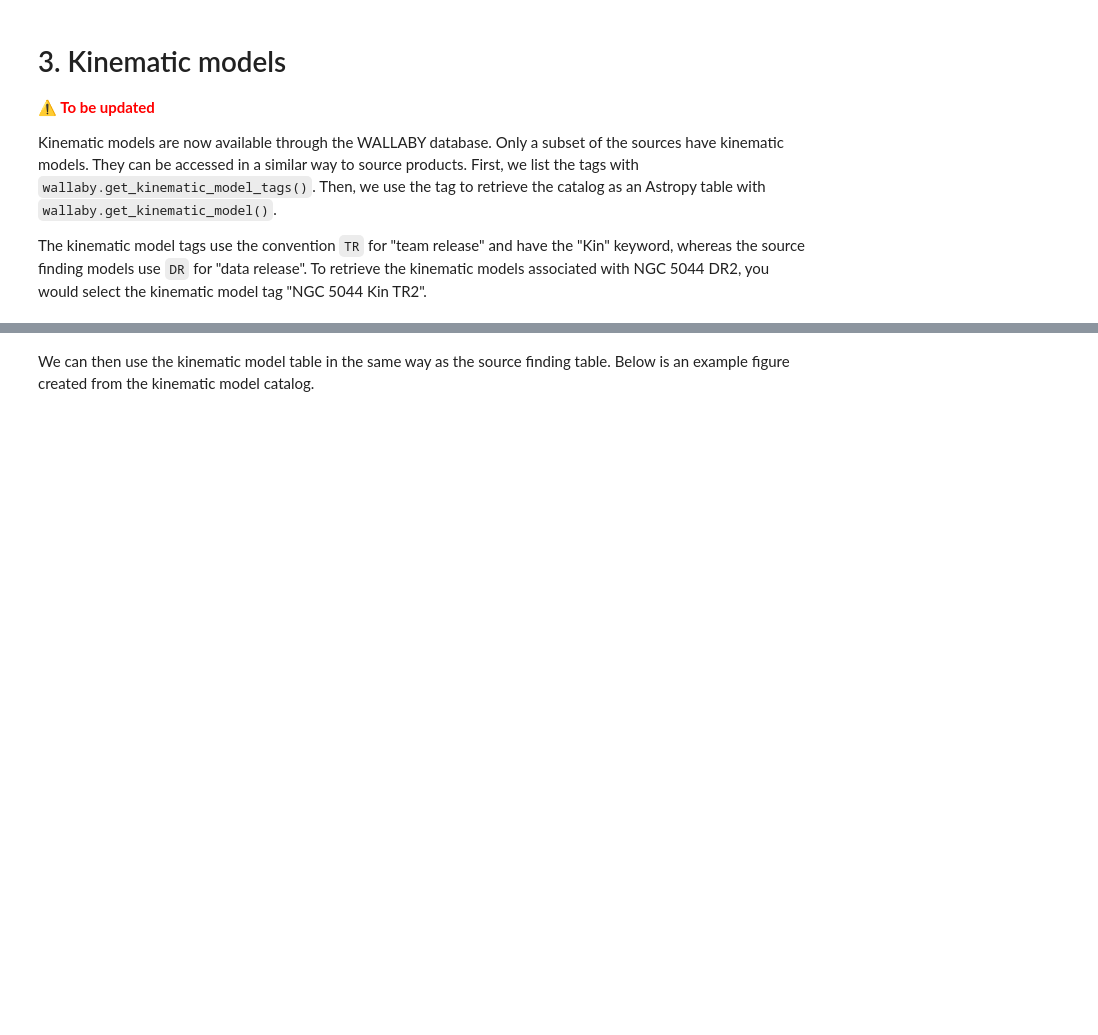
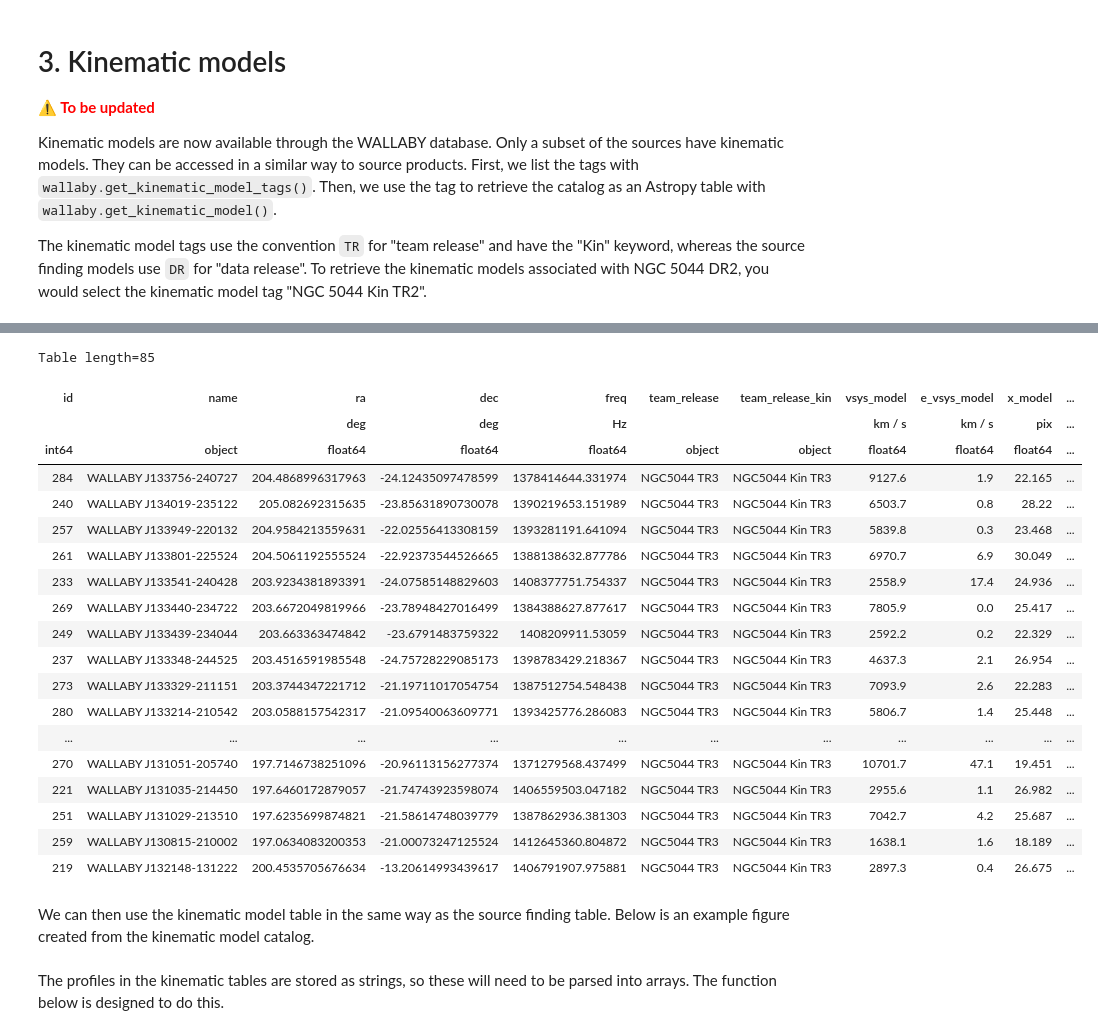
Before and after one commit to NateDeg/WALLABY_notebooks, a Jupyter notebook: user_science.ipynb, the cells around one changed output, grey strips where cells are left out. Drawn from its saved outputs; the diff is of its cells as text; code cells hidden in the pictures; blank space fills up the shorter version.

```diff
--- a/user_science.ipynb
+++ b/user_science.ipynb
@@ -244,0 +353,16 @@ kin_table[0:2]
+# %%
+#   Set the kinematic tag desired
+kin_tag="NGC5044 Kin TR3"
+
+#   The generic query
+query= """SELECT d.*
+        FROM wallaby.kinematic_model d
+        WHERE d.team_release_kin IN ('Internal Data Release', '$TAG_NAME')"""
+query = query.replace('$TAG_NAME', kin_tag)
+#    Run the tap query
+result = tap.search(query)
+#  Get the resulting table
+kin_table = result.to_table()
+#  Print off the table
+kin_table
+# %% [output]
@@ -245,2 +371,24 @@ kin_table[0:2]
+Table length=85
+| id | name | ra | dec | freq | team_release | team_release_kin | vsys_model | e_vsys_model | x_model | ... |
+|  |  | deg | deg | Hz |  |  | km / s | km / s | pix | ... |
+| int64 | object | float64 | float64 | float64 | object | object | float64 | float64 | float64 | ... |
+| 284 | WALLABY J133756-240727 | 204.4868996317963 | -24.12435097478599 | 1378414644.331974 | NGC5044 TR3 | NGC5044 Kin TR3 | 9127.6 | 1.9 | 22.165 | ... |
+| 240 | WALLABY J134019-235122 | 205.082692315635 | -23.85631890730078 | 1390219653.151989 | NGC5044 TR3 | NGC5044 Kin TR3 | 6503.7 | 0.8 | 28.22 | ... |
+| 257 | WALLABY J133949-220132 | 204.9584213559631 | -22.02556413308159 | 1393281191.641094 | NGC5044 TR3 | NGC5044 Kin TR3 | 5839.8 | 0.3 | 23.468 | ... |
+| 261 | WALLABY J133801-225524 | 204.5061192555524 | -22.92373544526665 | 1388138632.877786 | NGC5044 TR3 | NGC5044 Kin TR3 | 6970.7 | 6.9 | 30.049 | ... |
+| 233 | WALLABY J133541-240428 | 203.9234381893391 | -24.07585148829603 | 1408377751.754337 | NGC5044 TR3 | NGC5044 Kin TR3 | 2558.9 | 17.4 | 24.936 | ... |
+| 269 | WALLABY J133440-234722 | 203.6672049819966 | -23.78948427016499 | 1384388627.877617 | NGC5044 TR3 | NGC5044 Kin TR3 | 7805.9 | 0.0 | 25.417 | ... |
+| 249 | WALLABY J133439-234044 | 203.663363474842 | -23.6791483759322 | 1408209911.53059 | NGC5044 TR3 | NGC5044 Kin TR3 | 2592.2 | 0.2 | 22.329 | ... |
+| 237 | WALLABY J133348-244525 | 203.4516591985548 | -24.75728229085173 | 1398783429.218367 | NGC5044 TR3 | NGC5044 Kin TR3 | 4637.3 | 2.1 | 26.954 | ... |
+| 273 | WALLABY J133329-211151 | 203.3744347221712 | -21.19711017054754 | 1387512754.548438 | NGC5044 TR3 | NGC5044 Kin TR3 | 7093.9 | 2.6 | 22.283 | ... |
+| 280 | WALLABY J133214-210542 | 203.0588157542317 | -21.09540063609771 | 1393425776.286083 | NGC5044 TR3 | NGC5044 Kin TR3 | 5806.7 | 1.4 | 25.448 | ... |
+| ... | ... | ... | ... | ... | ... | ... | ... | ... | ... | ... |
+| 270 | WALLABY J131051-205740 | 197.7146738251096 | -20.96113156277374 | 1371279568.437499 | NGC5044 TR3 | NGC5044 Kin TR3 | 10701.7 | 47.1 | 19.451 | ... |
+| 221 | WALLABY J131035-214450 | 197.6460172879057 | -21.74743923598074 | 1406559503.047182 | NGC5044 TR3 | NGC5044 Kin TR3 | 2955.6 | 1.1 | 26.982 | ... |
+| 251 | WALLABY J131029-213510 | 197.6235699874821 | -21.58614748039779 | 1387862936.381303 | NGC5044 TR3 | NGC5044 Kin TR3 | 7042.7 | 4.2 | 25.687 | ... |
+| 259 | WALLABY J130815-210002 | 197.0634083200353 | -21.00073247125524 | 1412645360.804872 | NGC5044 TR3 | NGC5044 Kin TR3 | 1638.1 | 1.6 | 18.189 | ... |
+| 219 | WALLABY J132148-131222 | 200.4535705676634 | -13.20614993439617 | 1406791907.975881 | NGC5044 TR3 | NGC5044 Kin TR3 | 2897.3 | 0.4 | 26.675 | ... |
 # %% [markdown]
 We can then use the kinematic model table in the same way as the source finding table. Below is an example figure created from the kinematic model catalog.
+# %% [markdown]
+The profiles in the kinematic tables are stored as strings, so these will need to be parsed into arrays.  The function below is designed to do this.
```
Also changed, not shown: parts of 26 cells of this notebook.
